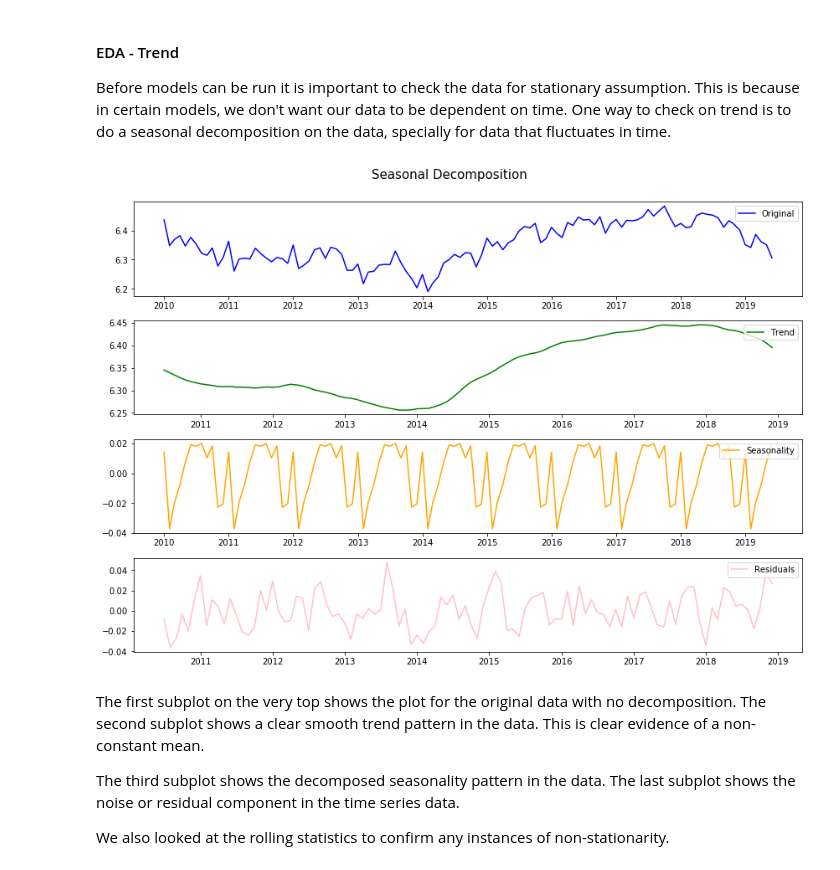
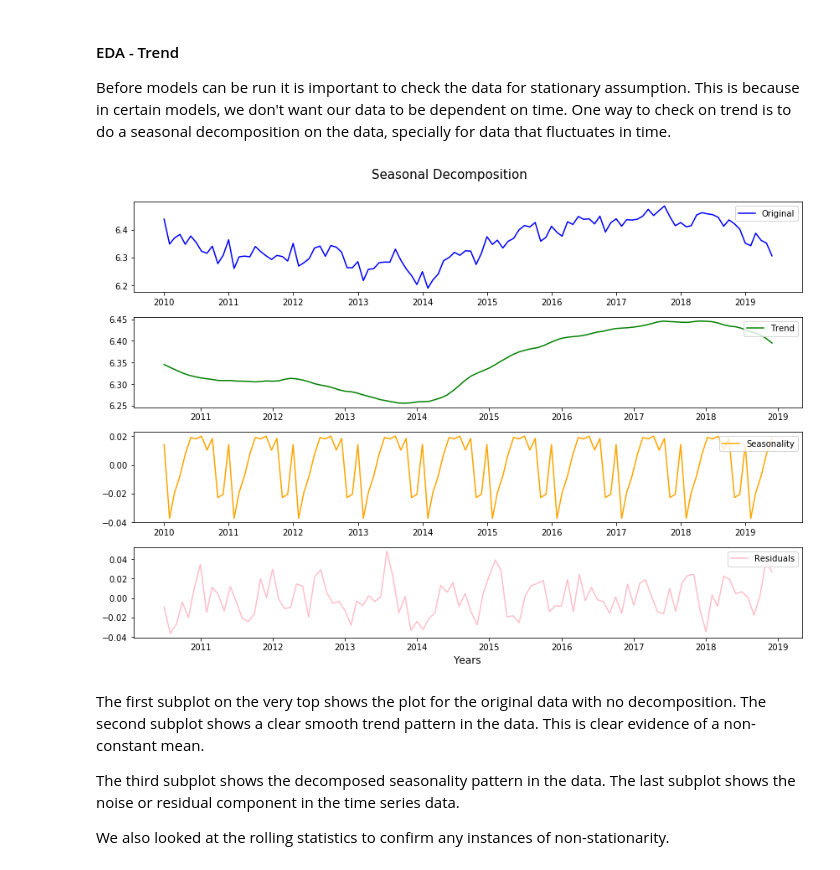
Before and after one commit to sidneykung/LA_crime_forecasting, a Jupyter notebook: final_notebook.ipynb, the cells around one changed output. Cells and saved outputs as stored; diff of their text form; code cells hidden in the pictures.

```diff
--- a/final_notebook.ipynb
+++ b/final_notebook.ipynb
@@ -293,35 +294,37 @@ decomposition = seasonal_decompose(np.log(monthly_crime))
 
 # Gather the trend, seasonality, and residuals for the monthly crime data
 trend = decomposition.trend
 seasonal = decomposition.seasonal
 residual = decomposition.resid
 
 # Plot gathered statistics
 plt.figure(figsize=(12,8))
 plt.suptitle('Seasonal Decomposition', y = 1.05, size = 15)
 
 #plotting original data in a subplot and showing legend
 plt.subplot(411)
 plt.plot(np.log(monthly_crime), label='Original', color='blue')
 plt.legend(loc=1)
 
 #plotting decomposed trend in a subplot and showing legend
 plt.subplot(412)
 plt.plot(trend, label='Trend', color='green')
 plt.legend(loc=1)
 
 #plotting decomposed seasonality in a subplot and showing legend
 plt.subplot(413)
 plt.plot(seasonal,label='Seasonality', color='orange')
 plt.legend(loc=1)
-plt.subplot(414)
 
 #plotting decomposed residual or noise in a subplot and showing legend
+plt.subplot(414)
 plt.plot(residual, label='Residuals', color='pink')
 plt.legend(loc=1)
+plt.xlabel('Years', size= 12)
+
 plt.tight_layout()
 # %% [output]
-[figure, old version]
+[figure, new version]
 # %% [markdown]
 The first subplot on the very top shows the plot for the original data with no decomposition. The second subplot shows a clear smooth trend pattern in the data. This is clear evidence of a non-constant mean.
 
```
Also changed, not shown: parts of 62 cells of this notebook, 3 other files.
